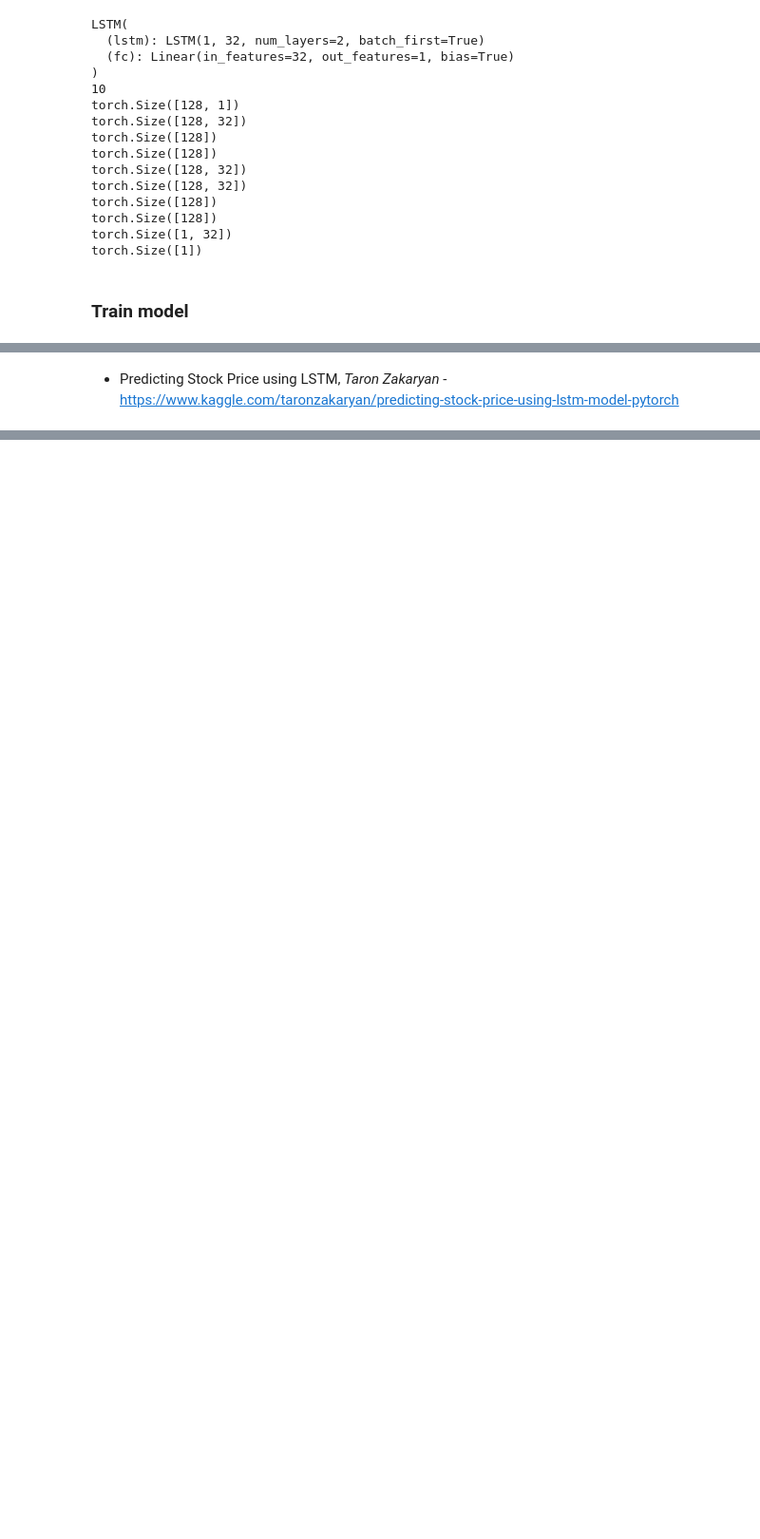
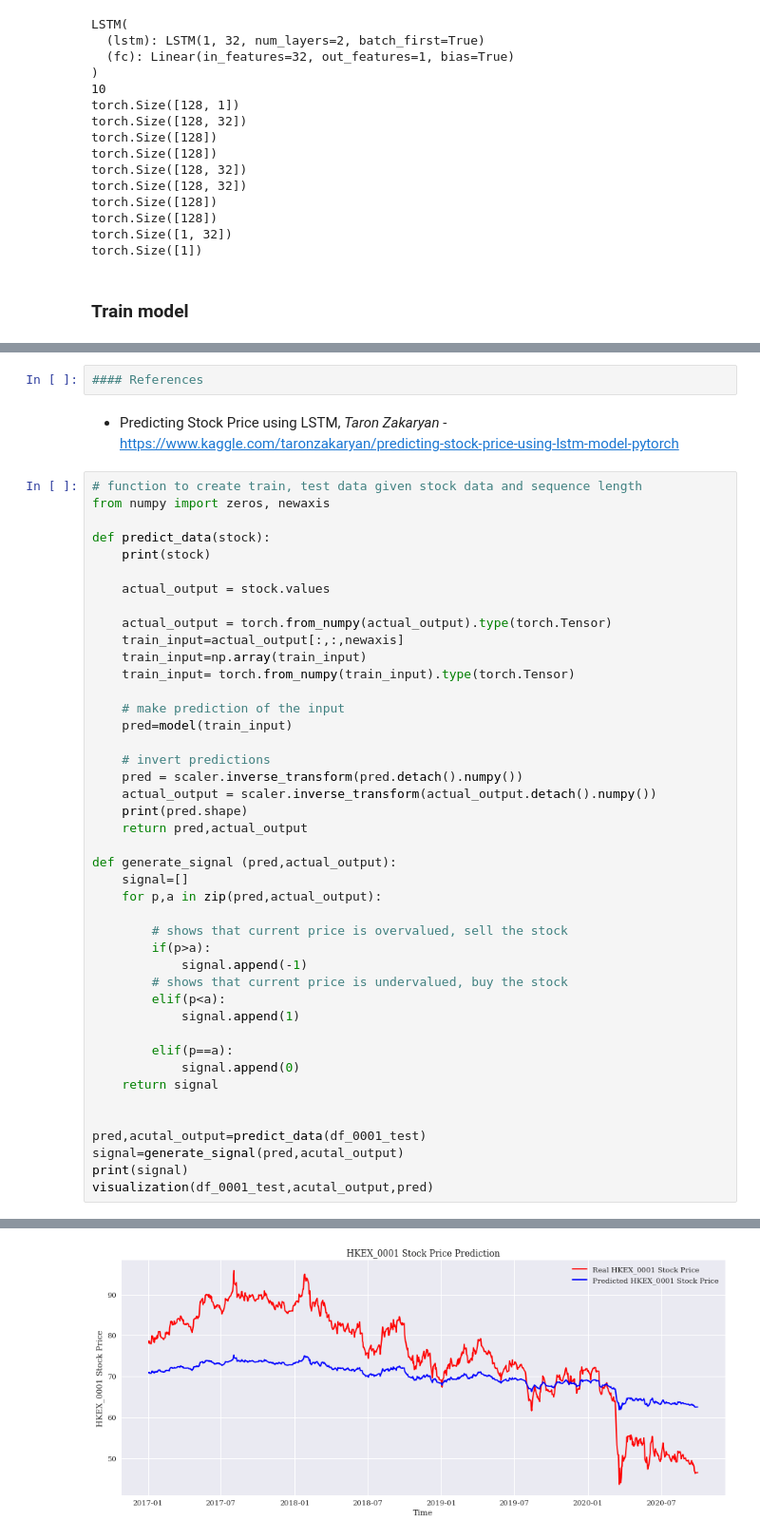
Before and after one commit to awoo424/algotrading, a Jupyter notebook: code/integrated-strategy/predict-trading-signal.ipynb, the cells around one changed output, grey strips where cells are left out. Shown at 95% size. Drawn from its saved outputs; the diff is of its cells as text; blank space fills up the shorter version.

Commit message:
generate signal

```diff
--- a/code/integrated-strategy/predict-trading-signal.ipynb
+++ b/code/integrated-strategy/predict-trading-signal.ipynb
@@ -296,2 +346,48 @@ plt.show()
+# %%
+#### References
 # %% [markdown]
 - Predicting Stock Price using LSTM, *Taron Zakaryan* - https://www.kaggle.com/taronzakaryan/predicting-stock-price-using-lstm-model-pytorch
+# %%
+# function to create train, test data given stock data and sequence length
+from numpy import zeros, newaxis
+
+def predict_data(stock):
+    print(stock)
+
+    actual_output = stock.values
+
+    actual_output = torch.from_numpy(actual_output).type(torch.Tensor)
+    train_input=actual_output[:,:,newaxis]
+    train_input=np.array(train_input)
+    train_input= torch.from_numpy(train_input).type(torch.Tensor)
+
+    # make prediction of the input
+    pred=model(train_input)
+
+    # invert predictions
+    pred = scaler.inverse_transform(pred.detach().numpy())
+    actual_output = scaler.inverse_transform(actual_output.detach().numpy())
+    print(pred.shape)
+    return pred,actual_output
+
+def generate_signal (pred,actual_output):
+    signal=[]
+    for p,a in zip(pred,actual_output):
+
+        # shows that current price is overvalued, sell the stock
+        if(p>a):
+            signal.append(-1)
+        # shows that current price is undervalued, buy the stock
+        elif(p<a):
+            signal.append(1)
+
+        elif(p==a):
+            signal.append(0)
+    return signal
+
+
+pred,acutal_output=predict_data(df_0001_test)
+signal=generate_signal(pred,acutal_output)
+print(signal)
+visualization(df_0001_test,acutal_output,pred)
+# %% [output]
@@ -297,0 +412 @@ plt.show()
+[figure, added]
```
Also changed, not shown: parts of 11 cells of this notebook.
